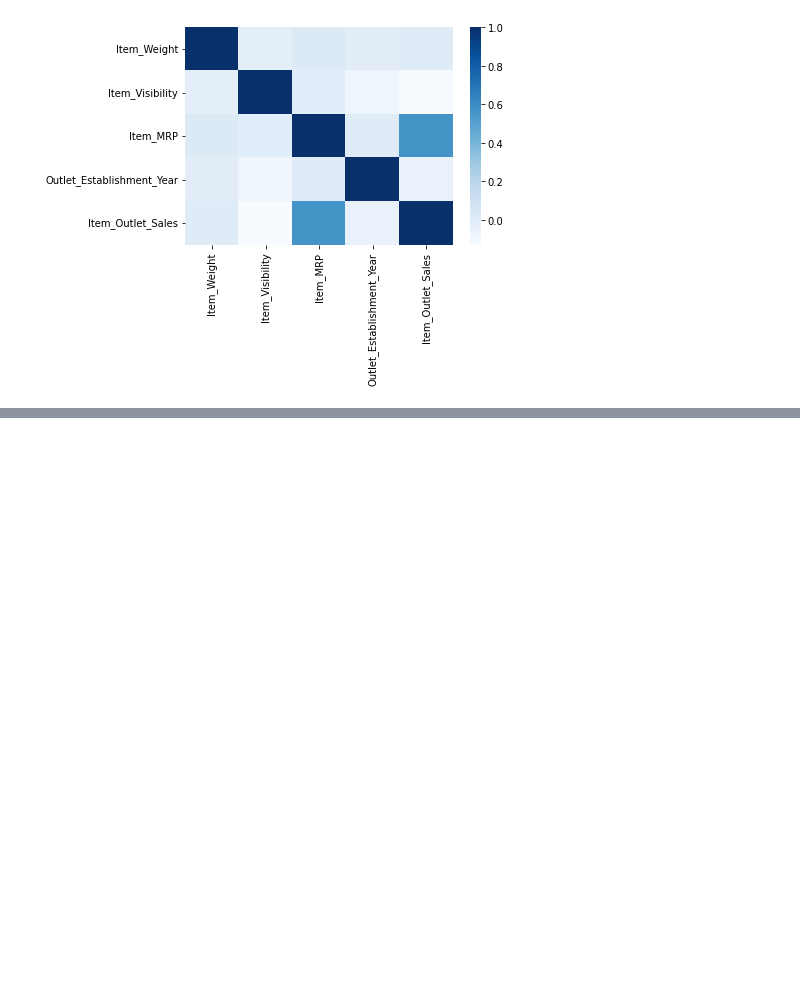
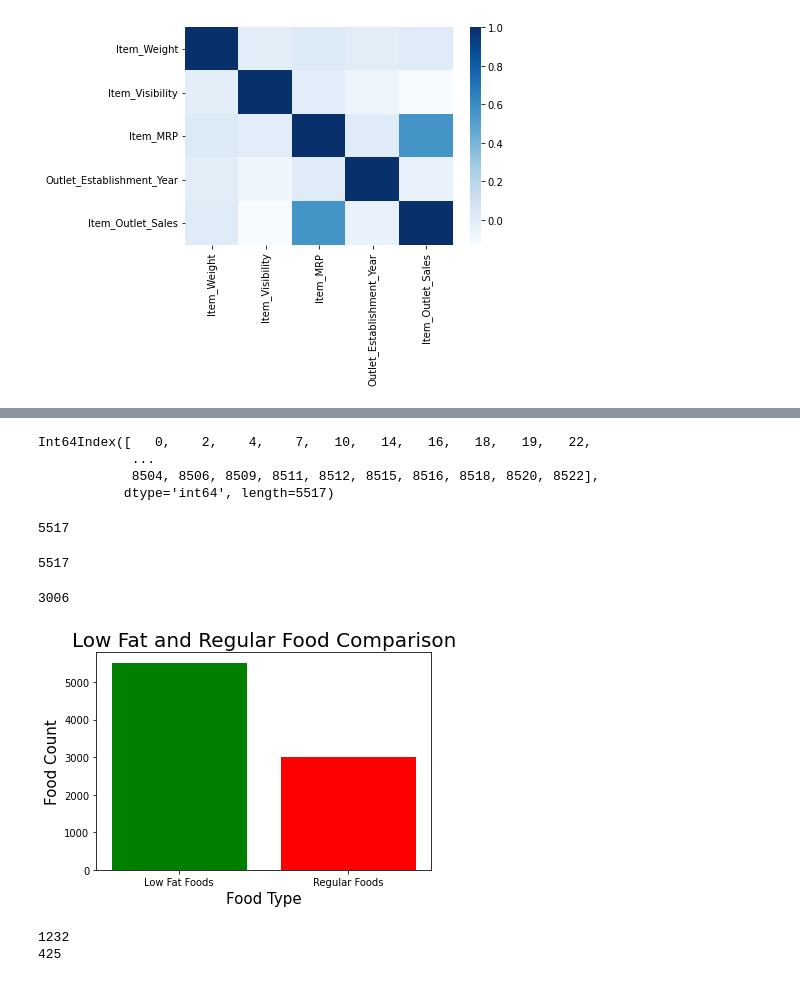
Before and after one commit to bd-hedstrom/food-sales-predictions_Hedstrom, a Jupyter notebook: PROJECT_Sales_Predictions_Hedstrom.ipynb, the cells around one changed output, grey strips where cells are left out. Drawn from its saved outputs; the diff is of its cells as text; code cells hidden in the pictures; blank space fills up the shorter version.

```diff
--- a/PROJECT_Sales_Predictions_Hedstrom.ipynb
+++ b/PROJECT_Sales_Predictions_Hedstrom.ipynb
@@ -6,7 +6,7 @@ import numpy as np
 import matplotlib.pyplot as plt
 import seaborn as sns
 # %%
-filename = '/content/sales_predictions.csv'
+filename = '/content/sales_predictions (1).csv'
 raw_sales_data = pd.read_csv(filename)
 raw_sales_data.head()
 # %% [output]
@@ -198,3 +195,8 @@ corr = raw_sales_data.corr()
 sns.heatmap(corr,cmap='Blues');
 # %% [output]
 [figure]
+# %%
+LowFatFood_Filter = raw_sales_data['Item_Fat_Content'] == 'Low Fat'
+RegularFat_Filter = raw_sales_data['Item_Fat_Content'] == 'Regular'
+
+print(LowFatFood_Filter)
@@ -200,0 +234,33 @@ sns.heatmap(corr,cmap='Blues');
+# %%
+low_fat_food_index = low_fat_food_dataframe.index
+print(low_fat_food_index)
+# %% [output]
+Int64Index([   0,    2,    4,    7,   10,   14,   16,   18,   19,   22,
+            ...
+            8504, 8506, 8509, 8511, 8512, 8515, 8516, 8518, 8520, 8522],
+           dtype='int64', length=5517)
+# %%
+low_fat_food_count = len(low_fat_food_index)
+print(low_fat_food_count)
+# %% [output]
+5517
+# %%
+LowFat_Count = len(raw_sales_data.loc[LowFatFood_Filter].index)
+
+LowFat_Count
+# %% [output]
+5517
+# %%
+RegularFood_Count = len(raw_sales_data.loc[RegularFat_Filter].index)
+RegularFood_Count
+# %% [output]
+3006
+# %%
+labels = ['Low Fat Foods','Regular Foods']
+plt.bar(labels,[LowFat_Count,RegularFood_Count],color=['g','r']);
+plt.title('Low Fat and Regular Food Comparison',fontsize=20);
+plt.xlabel('Food Type',fontsize=15);
+plt.ylabel('Food Count',fontsize=15);
+#The graph below illustrates the diversity of foods given their fat content. We can communicate to the interested party that their stock is more appealing because there are more low fat foods.
+# %% [output]
+[figure, added]
@@ -200,0 +273,8 @@ sns.heatmap(corr,cmap='Blues');
+# %%
+FruitVeg_Count = len(raw_sales_data.loc[FruitVeg_Filter].index)
+print(FruitVeg_Count)
+Meat_Count = len(raw_sales_data.loc[Meat_Filter].index)
+print(Meat_Count)
+# %% [output]
+1232
+425
```
Also changed, not shown: parts of 7 cells of this notebook.
